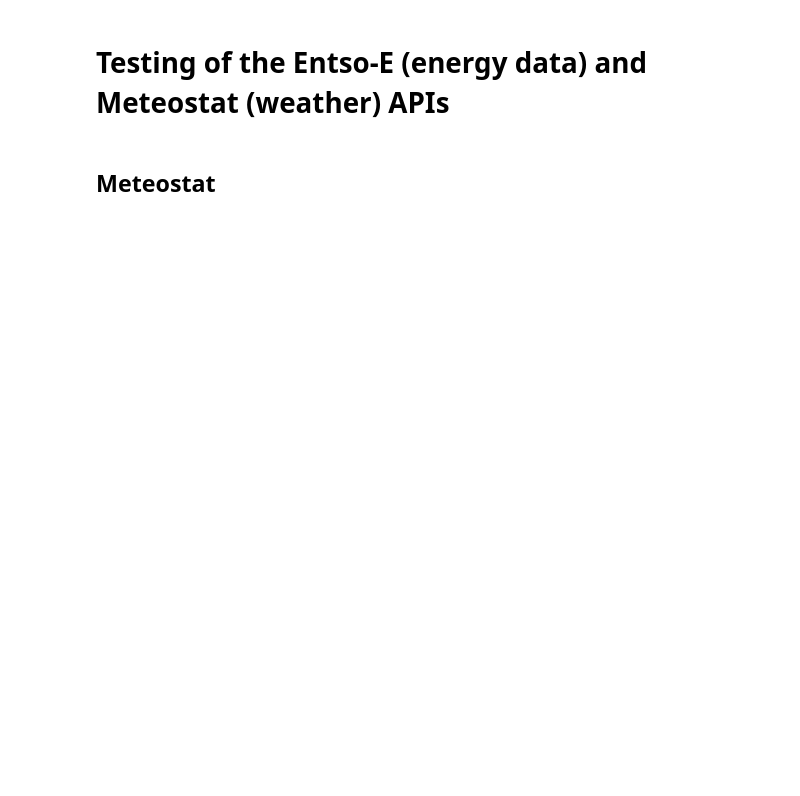
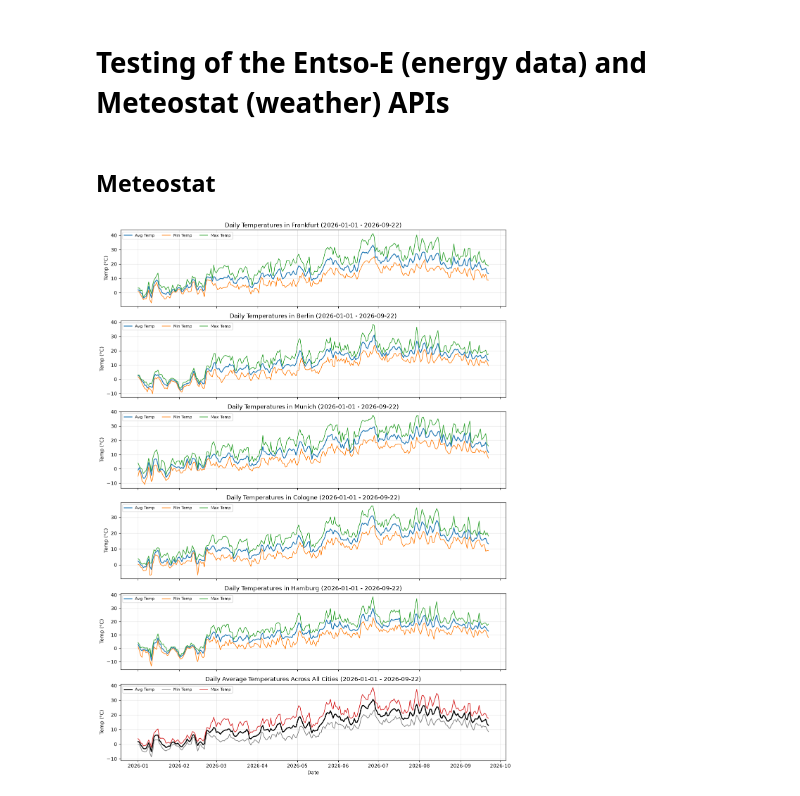
Before and after one commit to JulezKlein/Time-series-energy-load-prediction, a Jupyter notebook: notebooks/data_exploration.ipynb, the cells around one changed output. Cells and saved outputs as stored; diff of their text form; code cells hidden in the pictures; blank space fills up the shorter version.

```diff
--- a/notebooks/data_exploration.ipynb
+++ b/notebooks/data_exploration.ipynb
@@ -18,7 +19,7 @@ CITIES = {
 }
 
 START = date(2026, 1, 1)
-END = date(2026, 2, 28)
+END = date(2026, 9, 22)
 
 # Fetch daily average, minimum and maximum temperature for each city
 city_weather = {}
@@ -51,30 +52,32 @@ for index, city_name in enumerate(CITIES):
     axes[index].set_ylabel("Temp (°C)")
     axes[index].grid(alpha=0.3)
     axes[index].legend(loc="upper left", ncol=3, fontsize=8)
 
 avg_weather_df = pd.DataFrame(
     {
         "Temp": temp_df.mean(axis=1),
         "Min Temp": tmin_df.mean(axis=1),
         "Max Temp": tmax_df.mean(axis=1),
     }
 )
 
 axes[-1].plot(avg_weather_df.index, avg_weather_df["Temp"], color="black", linewidth=2, label="Avg Temp")
 axes[-1].plot(avg_weather_df.index, avg_weather_df["Min Temp"], color="gray", linewidth=1.3, label="Min Temp")
 axes[-1].plot(avg_weather_df.index, avg_weather_df["Max Temp"], color="tab:red", linewidth=1.3, label="Max Temp")
 axes[-1].set_title(f"Daily Average Temperatures Across All Cities ({START} - {END})")
 axes[-1].set_xlabel("Date")
 axes[-1].set_ylabel("Temp (°C)")
 axes[-1].grid(alpha=0.3)
 axes[-1].legend(loc="upper left", ncol=3, fontsize=8)
 
 plt.tight_layout()
 plt.show()
 
 combined_df = pd.concat(city_weather, axis=1)
 combined_df[("Average", "Temp")] = avg_weather_df["Temp"]
 combined_df[("Average", "Min Temp")] = avg_weather_df["Min Temp"]
 combined_df[("Average", "Max Temp")] = avg_weather_df["Max Temp"]
 
 combined_df.head()
+# %% [output]
+[figure, added]
```
Also changed, not shown: parts of 3 cells of this notebook, 10 other files.
